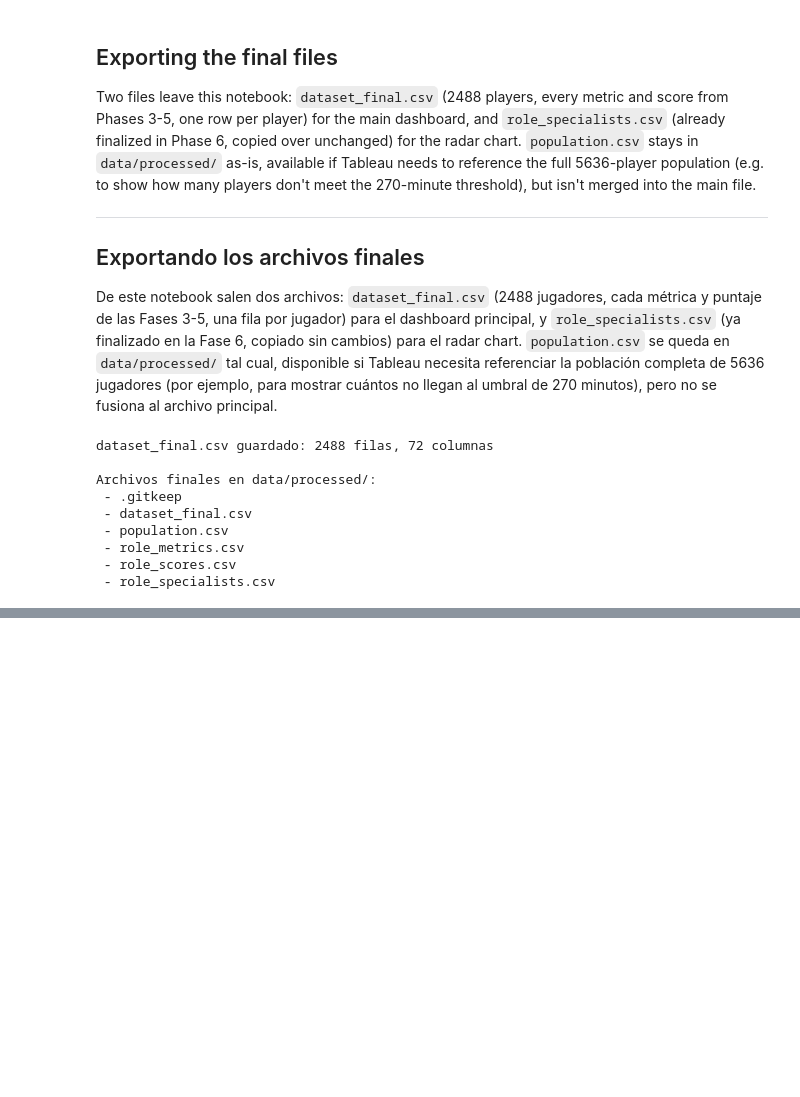
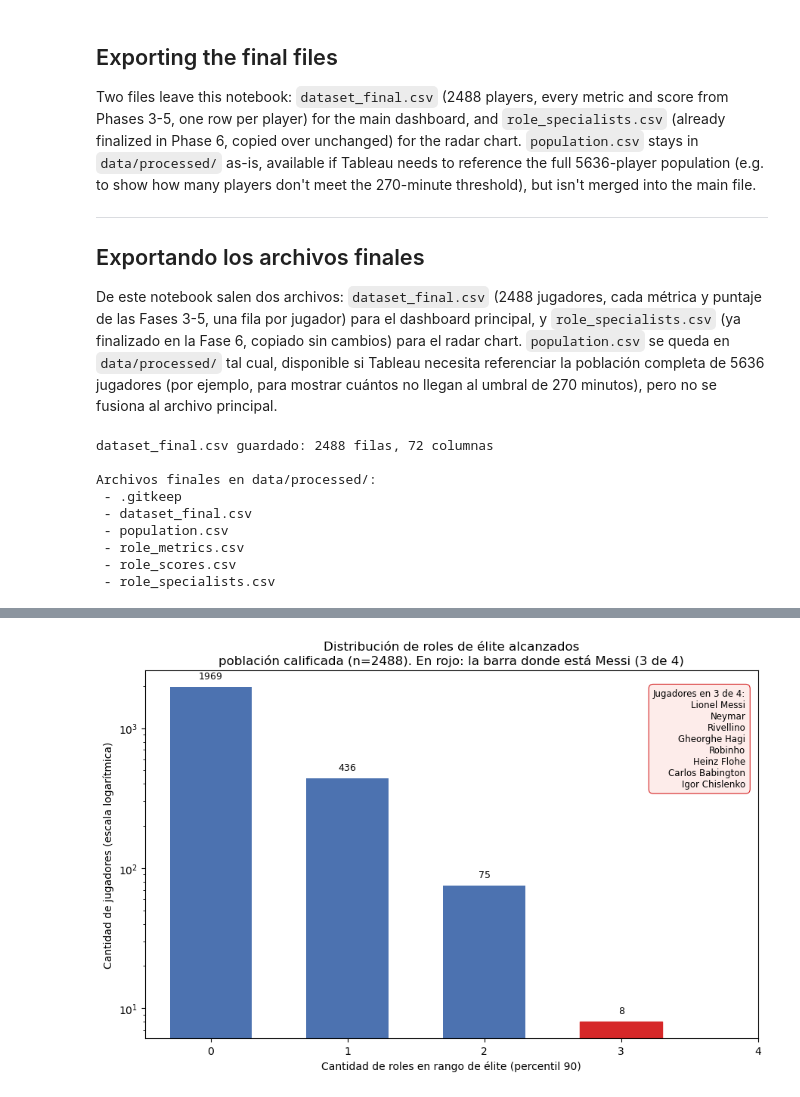
Before and after one commit to albertone448/messi-outlier, a Jupyter notebook: notebooks/07_dataset_final.ipynb, the cells around one changed output, grey strips where cells are left out. Saved outputs shown, nothing was run; the diff lists cells and outputs as text; code cells hidden in the pictures; blank space fills up the shorter version.

```diff
--- a/notebooks/07_dataset_final.ipynb
+++ b/notebooks/07_dataset_final.ipynb
@@ -138,0 +254,35 @@ Archivos finales en data/processed/:
+# %%
+fig, ax = plt.subplots(figsize=(9, 6))
+
+counts = dataset_final["n_elite_roles_90"].value_counts().sort_index()
+bars = ax.bar(counts.index, counts.values, color="#4c72b0", width=0.6)
+
+messi_n = dataset_final[dataset_final["name"] == "Lionel Messi"]["n_elite_roles_90"].values[0]
+bars[int(messi_n)].set_color("#d62728")
+
+ax.set_yscale("log")
+
+for i, v in zip(counts.index, counts.values):
+    ax.text(i, v * 1.15, str(v), ha="center", fontsize=9)
+
+players_at_3 = dataset_final[dataset_final["n_elite_roles_90"] == 3].sort_values(
+    "minutesPlayed", ascending=False
+)["name"].tolist()
+players_at_3_label = "Jugadores en 3 de 4:\n" + "\n".join(players_at_3)
+
+ax.text(
+    0.98, 0.95, players_at_3_label,
+    transform=ax.transAxes, fontsize=8.5, ha="right", va="top",
+    bbox=dict(boxstyle="round,pad=0.5", facecolor="#fdecea", edgecolor="#d62728", linewidth=0.8),
+)
+
+ax.set_xlabel("Cantidad de roles en rango de élite (percentil 90)")
+ax.set_ylabel("Cantidad de jugadores (escala logarítmica)")
+ax.set_title("Distribución de roles de élite alcanzados\npoblación calificada (n=2488). En rojo: la barra donde está Messi (3 de 4)")
+ax.set_xticks([0, 1, 2, 3, 4])
+
+plt.tight_layout()
+plt.savefig("../reports/figures/elite_role_count_distribution.png", dpi=150, bbox_inches="tight")
+plt.show()
+# %% [output]
+[figure, added]
```
Also changed, not shown: parts of 10 cells of this notebook, 7 other files.
